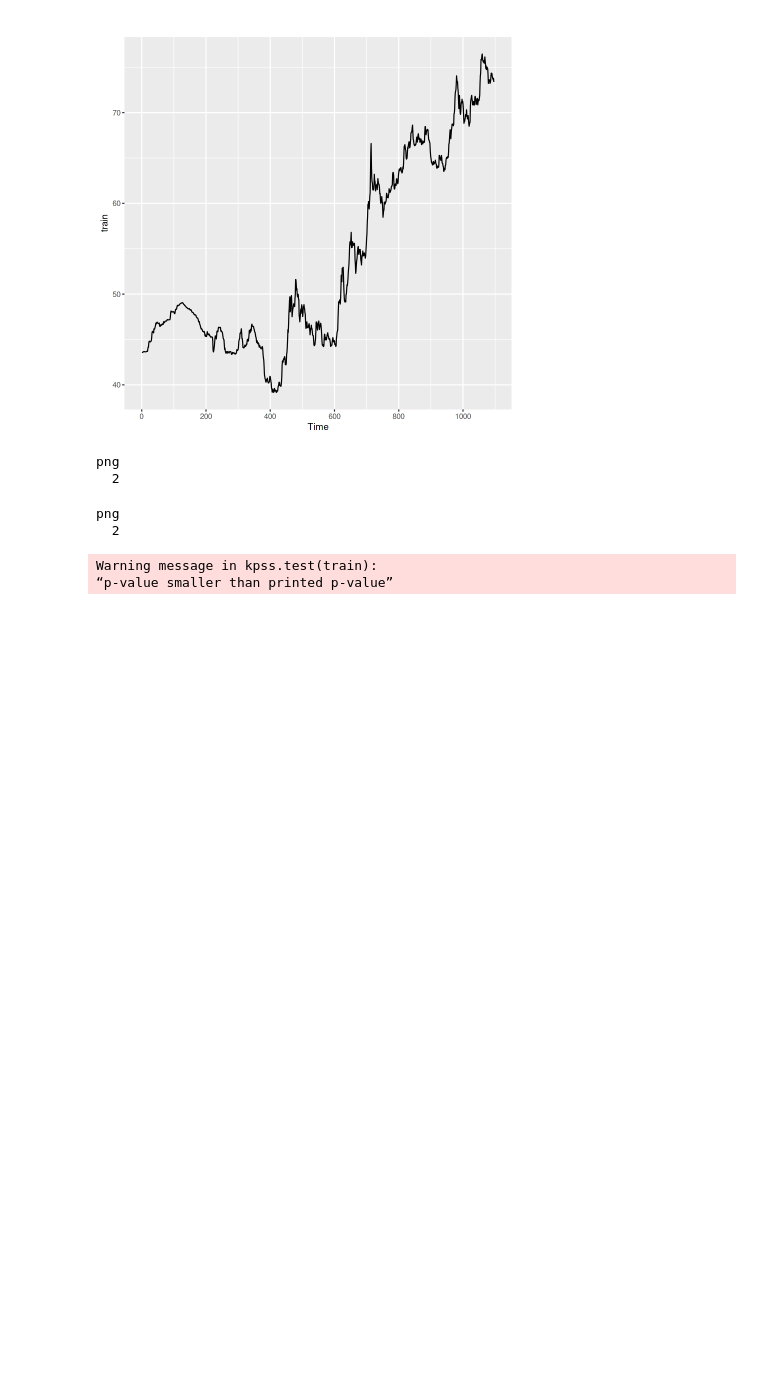
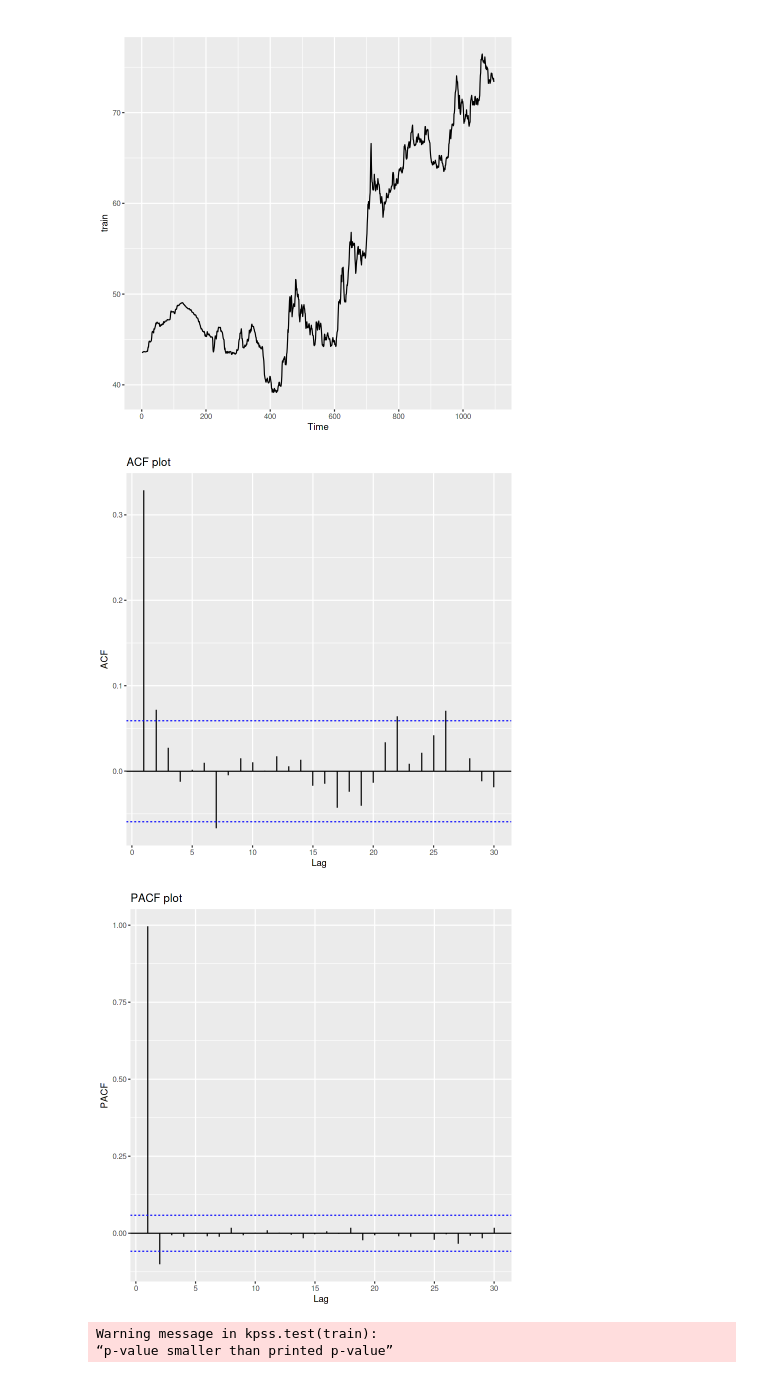
Before and after one commit to siddhartha2001/hybrid-models, a Jupyter notebook: codes/india-ts.ipynb, the cells around one changed output. Cells and saved outputs as stored; diff of their text form; code cells hidden in the pictures; blank space fills up the shorter version.

```diff
--- a/codes/india-ts.ipynb
+++ b/codes/india-ts.ipynb
@@ -254,23 +218,16 @@ autoplot(train)
 # %%
 #ACF & PACF plots
 #diffcase=ndiffs(train)
 diffset = diff(train, differences = ndiffs(train))
 
-jpeg(file="ACF_India.jpeg")
 ggAcf(diffset) +
   ggtitle("ACF plot")
-dev.off()
-
-jpeg(file="PACF_India.jpeg")
 
 ggPacf(train) +
   ggtitle("PACF plot")
-dev.off()
 # %% [output]
-png
-  2
-png
-  2
+[figure, added]
+[figure, added]
 # %%
 kpss.test(train)  #p value is < 0.05... So,reject null hypothesis and accept alternative hypothisis which is non stationary
 # %% [output]
```
Also changed, not shown: parts of 33 cells of this notebook.
